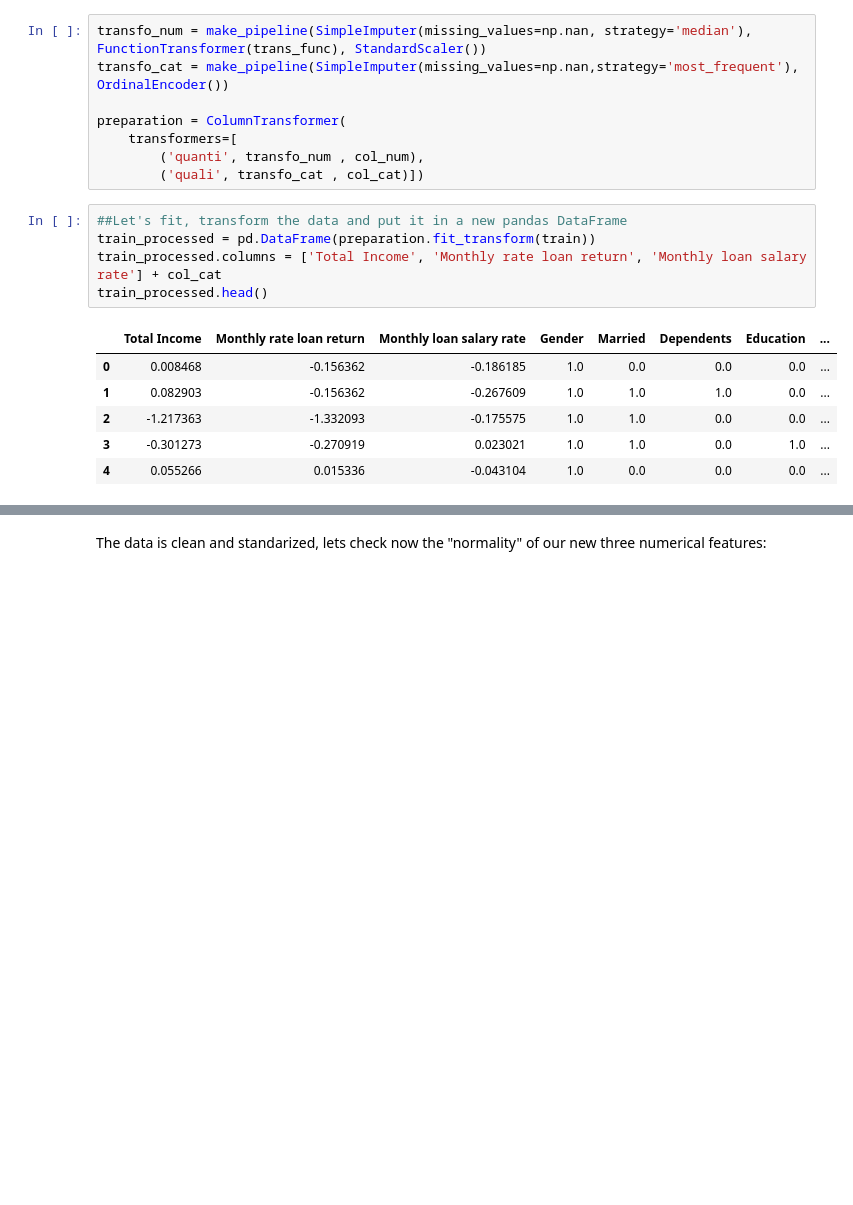
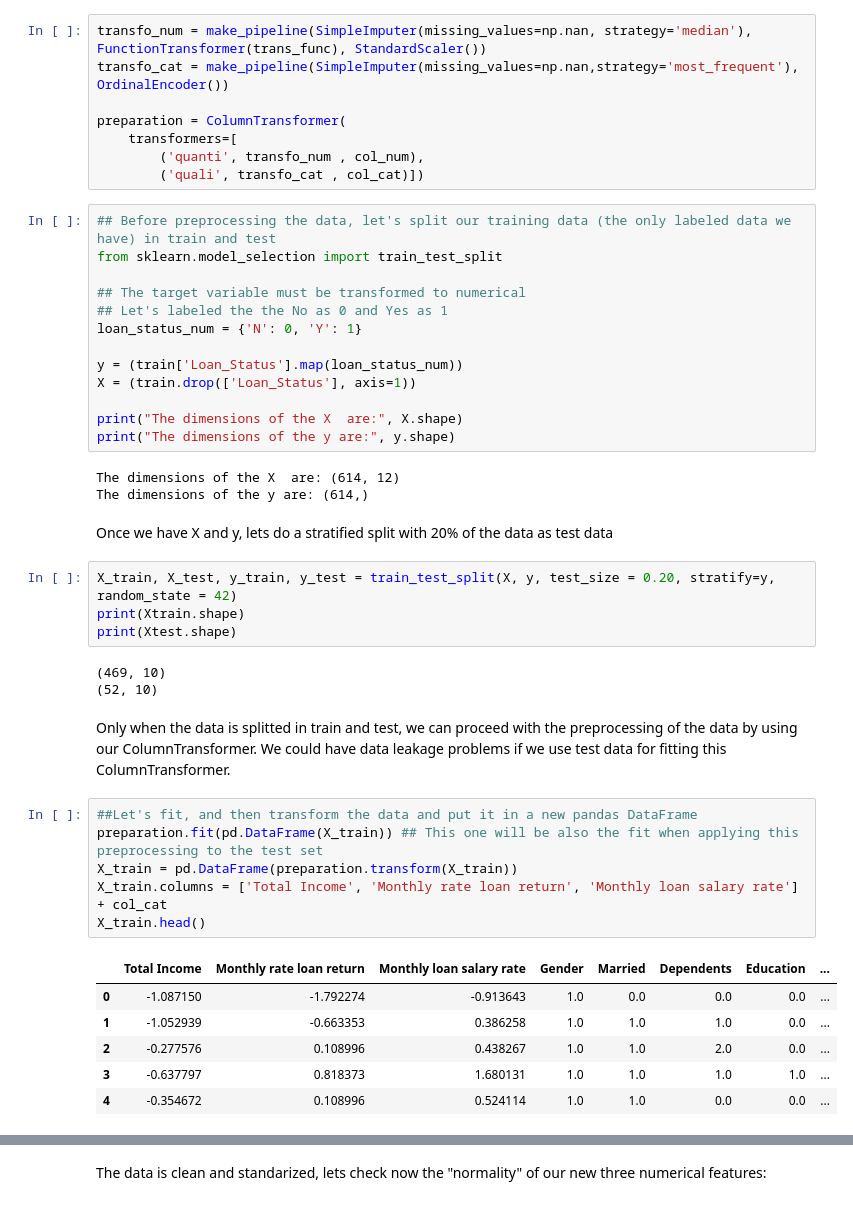
Before and after one commit to NavasFrancisco/Loan-eligibility-prediction, a Jupyter notebook: Solution.ipynb, the cells around one changed output, grey strips where cells are left out. Drawn from its saved outputs; the diff is of its cells as text; blank space fills up the shorter version.

```diff
--- a/Solution.ipynb
+++ b/Solution.ipynb
@@ -450,17 +450,45 @@ preparation = ColumnTransformer(
     transformers=[
         ('quanti', transfo_num , col_num),
         ('quali', transfo_cat , col_cat)])
+# %%
+## Before preprocessing the data, let's split our training data (the only labeled data we have) in train and test
+from sklearn.model_selection import train_test_split
+
+## The target variable must be transformed to numerical
+## Let's labeled the the No as 0 and Yes as 1
+loan_status_num = {'N': 0, 'Y': 1}
+
+y = (train['Loan_Status'].map(loan_status_num))
+X = (train.drop(['Loan_Status'], axis=1))
+
+print("The dimensions of the X  are:", X.shape)
+print("The dimensions of the y are:", y.shape)
+# %% [output]
+The dimensions of the X  are: (614, 12)
+The dimensions of the y are: (614,)
+# %% [markdown]
+Once we have X and y, lets do a stratified split with 20% of the data as test data
+# %%
+X_train, X_test, y_train, y_test = train_test_split(X, y, test_size = 0.20, stratify=y, random_state = 42)
+print(Xtrain.shape)
+print(Xtest.shape)
+# %% [output]
+(469, 10)
+(52, 10)
+# %% [markdown]
+Only when the data is splitted in train and test, we can proceed with the preprocessing of the data by using our ColumnTransformer. We could have data leakage problems if we use test data for fitting this ColumnTransformer.
 # %%
-##Let's fit, transform the data and put it in a new pandas DataFrame
-train_processed = pd.DataFrame(preparation.fit_transform(train))
-train_processed.columns = ['Total Income', 'Monthly rate loan return', 'Monthly loan salary rate'] + col_cat
-train_processed.head()
+##Let's fit, and then transform the data and put it in a new pandas DataFrame
+preparation.fit(pd.DataFrame(X_train)) ## This one will be also the fit when applying this preprocessing to the test set
+X_train = pd.DataFrame(preparation.transform(X_train))
+X_train.columns = ['Total Income', 'Monthly rate loan return', 'Monthly loan salary rate'] + col_cat
+X_train.head()
 # %% [output]
 |  | Total Income | Monthly rate loan return | Monthly loan salary rate | Gender | Married | Dependents | Education | ... |
-| 0 | 0.008468 | -0.156362 | -0.186185 | 1.0 | 0.0 | 0.0 | 0.0 | ... |
-| 1 | 0.082903 | -0.156362 | -0.267609 | 1.0 | 1.0 | 1.0 | 0.0 | ... |
-| 2 | -1.217363 | -1.332093 | -0.175575 | 1.0 | 1.0 | 0.0 | 0.0 | ... |
-| 3 | -0.301273 | -0.270919 | 0.023021 | 1.0 | 1.0 | 0.0 | 1.0 | ... |
-| 4 | 0.055266 | 0.015336 | -0.043104 | 1.0 | 0.0 | 0.0 | 0.0 | ... |
+| 0 | -1.087150 | -1.792274 | -0.913643 | 1.0 | 0.0 | 0.0 | 0.0 | ... |
+| 1 | -1.052939 | -0.663353 | 0.386258 | 1.0 | 1.0 | 1.0 | 0.0 | ... |
+| 2 | -0.277576 | 0.108996 | 0.438267 | 1.0 | 1.0 | 2.0 | 0.0 | ... |
+| 3 | -0.637797 | 0.818373 | 1.680131 | 1.0 | 1.0 | 1.0 | 1.0 | ... |
+| 4 | -0.354672 | 0.108996 | 0.524114 | 1.0 | 1.0 | 0.0 | 0.0 | ... |
 # %%
 ##Let's check there are no missing values
```
Also changed, not shown: parts of 38 cells of this notebook.
